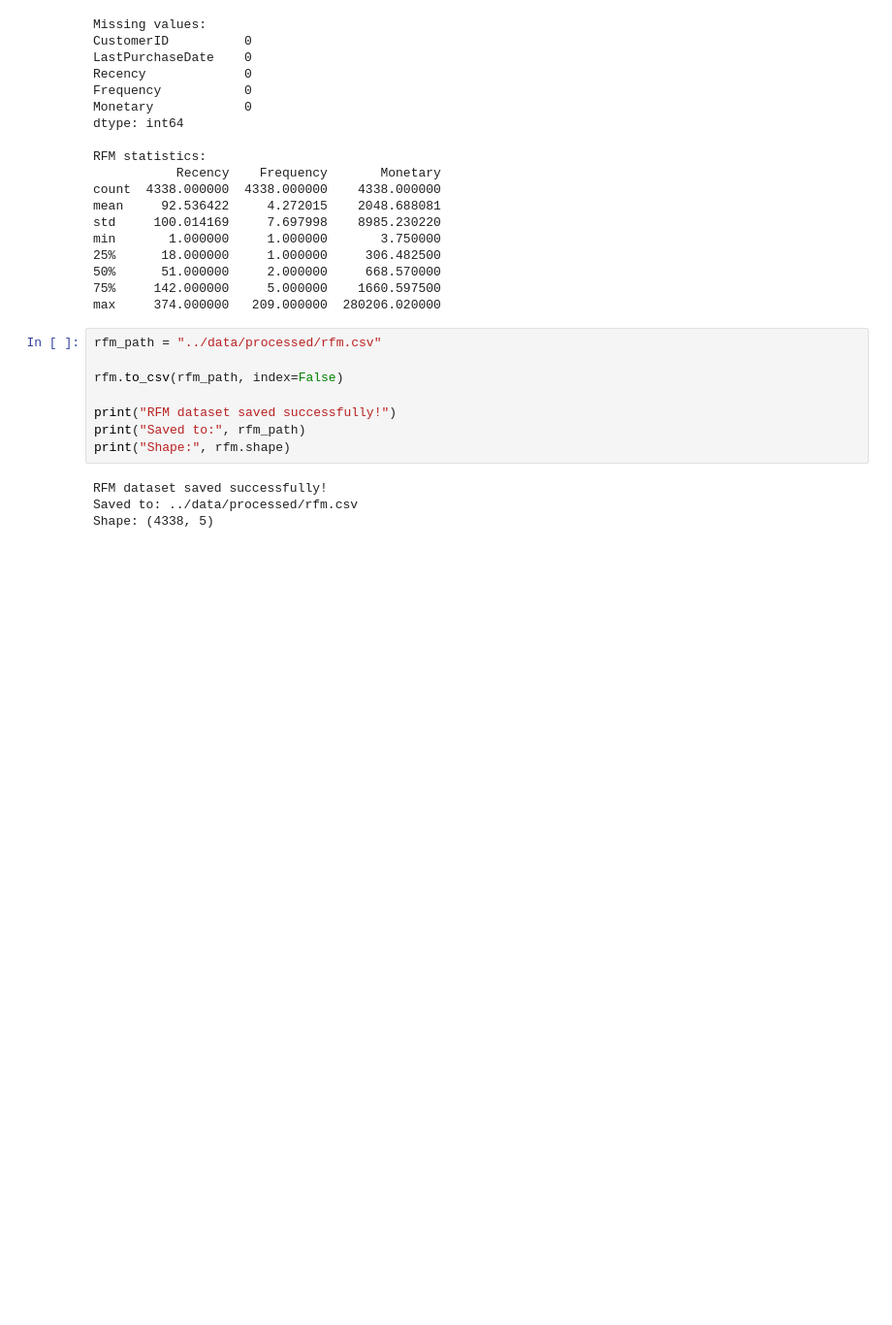
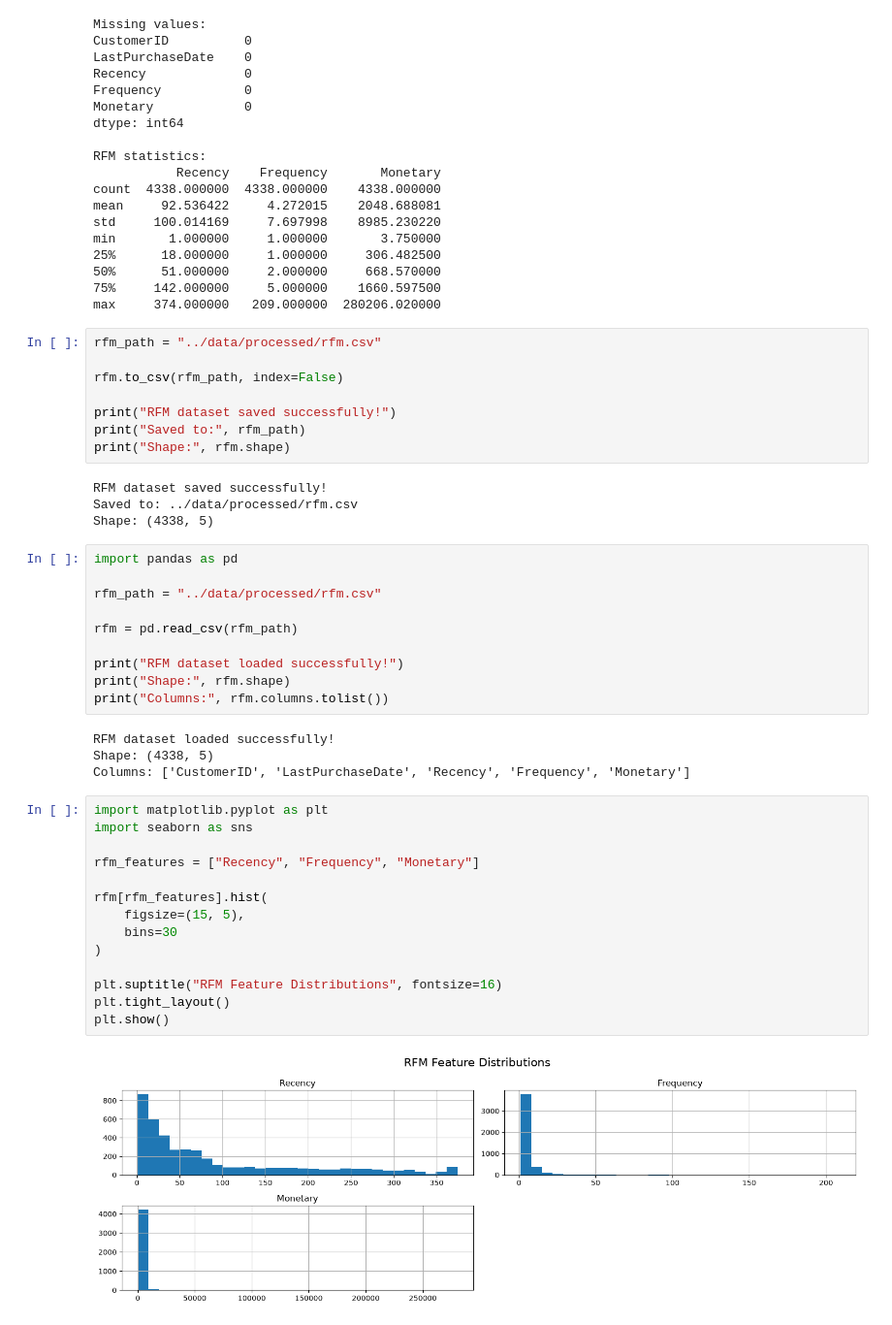
Before and after one commit to vanshika-2105/customer-segmentation-ml, a Jupyter notebook: notebooks/01_customer_segmentation_setup.ipynb, the cells around one changed output. Shown at 97% size. Cells and saved outputs as stored; diff of their text form; blank space fills up the shorter version.

```diff
--- a/notebooks/01_customer_segmentation_setup.ipynb
+++ b/notebooks/01_customer_segmentation_setup.ipynb
@@ -653,3 +653,33 @@ print("Shape:", rfm.shape)
 RFM dataset saved successfully!
 Saved to: ../data/processed/rfm.csv
 Shape: (4338, 5)
+# %%
+import pandas as pd
+
+rfm_path = "../data/processed/rfm.csv"
+
+rfm = pd.read_csv(rfm_path)
+
+print("RFM dataset loaded successfully!")
+print("Shape:", rfm.shape)
+print("Columns:", rfm.columns.tolist())
+# %% [output]
+RFM dataset loaded successfully!
+Shape: (4338, 5)
+Columns: ['CustomerID', 'LastPurchaseDate', 'Recency', 'Frequency', 'Monetary']
+# %%
+import matplotlib.pyplot as plt
+import seaborn as sns
+
+rfm_features = ["Recency", "Frequency", "Monetary"]
+
+rfm[rfm_features].hist(
+    figsize=(15, 5),
+    bins=30
+)
+
+plt.suptitle("RFM Feature Distributions", fontsize=16)
+plt.tight_layout()
+plt.show()
+# %% [output]
+[figure, added]
```
Also changed, not shown: parts of 5 cells of this notebook.
